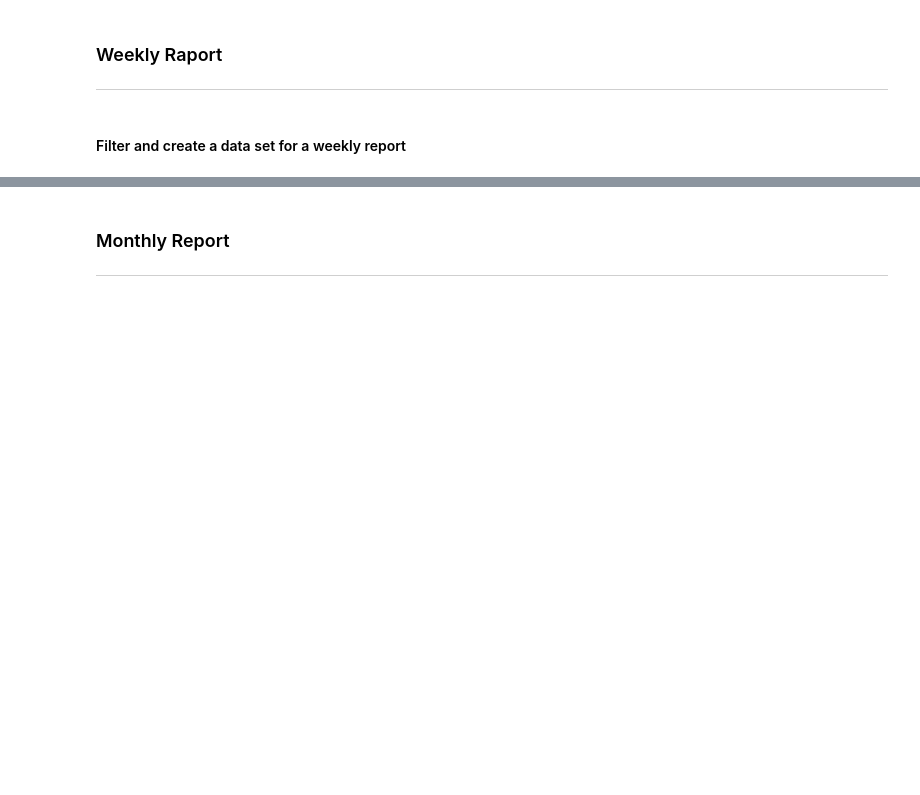
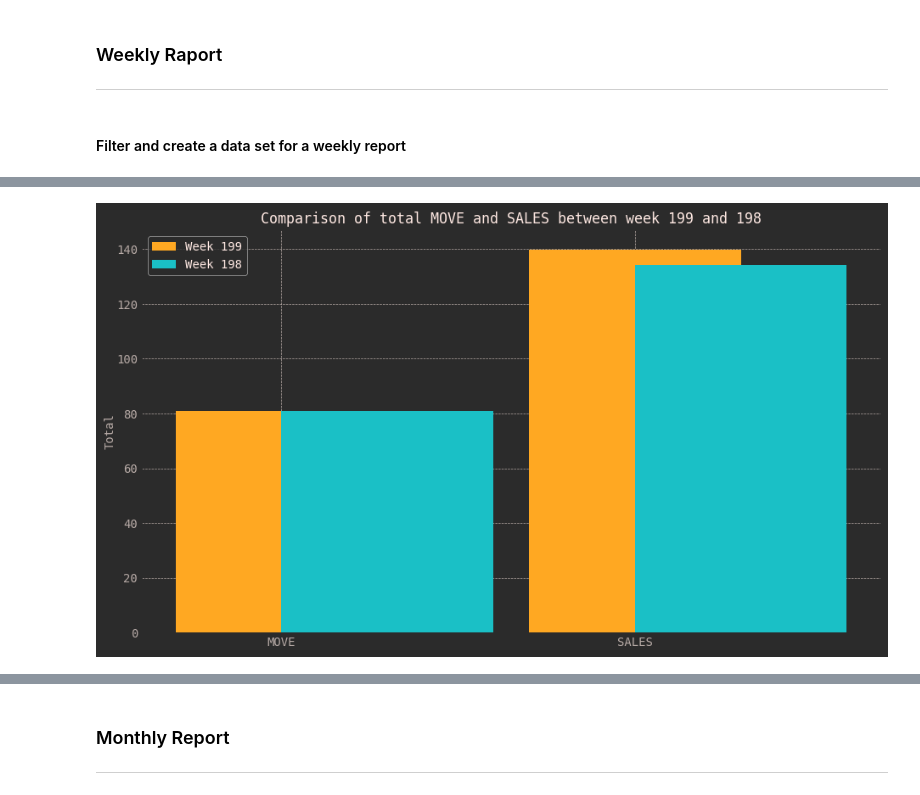
Before and after one commit to HodBuri/UIT-oppgave---SOK1005, a Jupyter notebook: ProjectAssignment/PA3.ipynb, the cells around one changed output, grey strips where cells are left out. Saved outputs shown, nothing was run; the diff lists cells and outputs as text; code cells hidden in the pictures; blank space fills up the shorter version.

```diff
--- a/ProjectAssignment/PA3.ipynb
+++ b/ProjectAssignment/PA3.ipynb
@@ -704,0 +1038,36 @@ load_and_filter_file took 0.20 seconds to run.
+# %%
+def compare_weeks(df, week1, week2):
+    # Filter out all brands that are not from the 5 selected
+    df = brand_check(df)
+
+    # Filter the data for the given weeks
+    week1_data = df[df['WEEK'] == week1]
+    week2_data = df[df['WEEK'] == week2]
+
+    # Calculate the total 'MOVE' and 'SALES' for each week
+    total_move_week1 = week1_data['MOVE'].sum()
+    total_sales_week1 = week1_data['SALES'].sum()
+
+    total_move_week2 = week2_data['MOVE'].sum()
+    total_sales_week2 = week2_data['SALES'].sum()
+
+    # Create a bar plot
+    labels = ['MOVE', 'SALES']
+    week1_totals = [total_move_week1, total_sales_week1]
+    week2_totals = [total_move_week2, total_sales_week2]
+
+    x = range(len(labels))  # the label locations
+
+    plt.figure(figsize=(10, 6))
+    plt.bar(x, week1_totals, width=0.6, label=f'Week {int(week1)}', align='center')
+    plt.bar(x, week2_totals, width=0.6, label=f'Week {int(week2)}', align='edge')
+
+    plt.xticks(x, labels)
+    plt.ylabel('Total')
+    plt.title(f'Comparison of total MOVE and SALES between week {int(week1)} and {int(week2)}')
+    plt.legend()
+    plt.show()
+
+compare_weeks(df_week, most_frequent_week, most_frequent_week-1)
+# %% [output]
+[figure, added]
```
Also changed, not shown: parts of 84 cells of this notebook.
